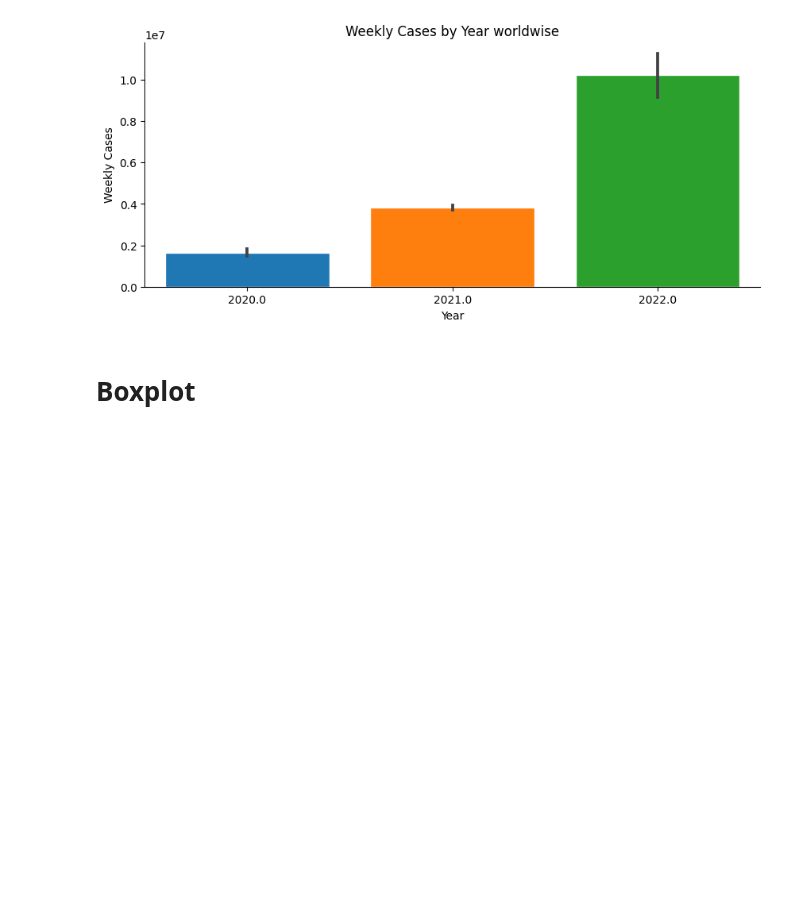
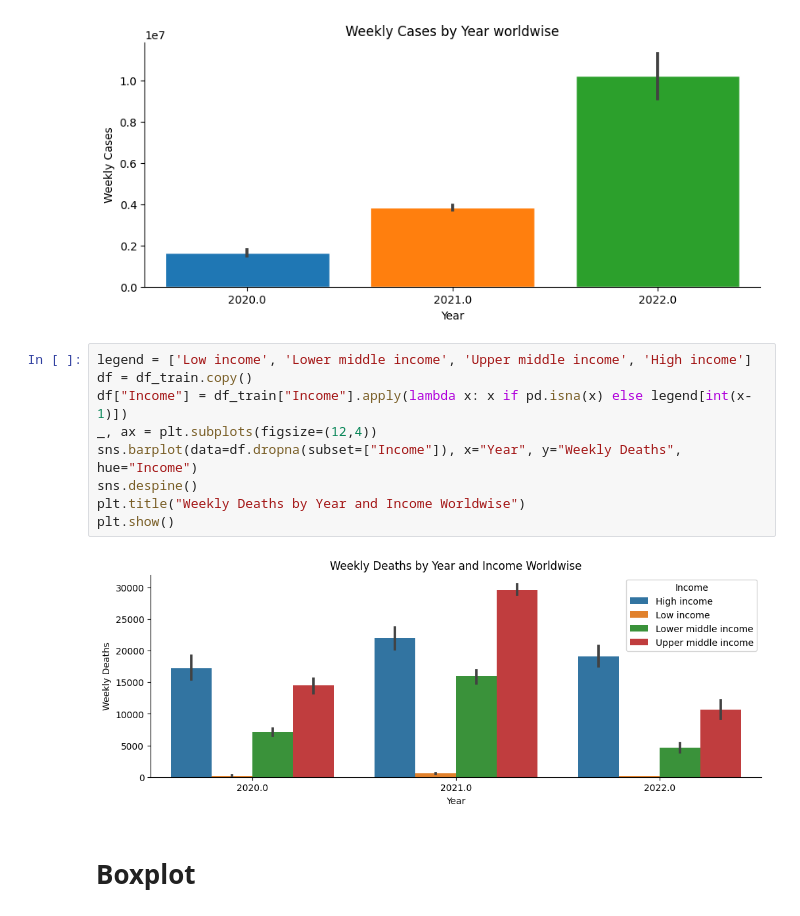
Before and after one commit to BiancaCarneiro/Covid-Prediction, a Jupyter notebook: project/notebooks/covid_visualization.ipynb, the cells around one changed output. Saved outputs shown, nothing was run; the diff lists cells and outputs as text; blank space fills up the shorter version.

```diff
--- a/project/notebooks/covid_visualization.ipynb
+++ b/project/notebooks/covid_visualization.ipynb
@@ -55,5 +55,16 @@ create_barplot("People Fully Vaccinated")
 create_barplot("Weekly Cases")
 # %% [output]
 [figure]
+# %%
+legend = ['Low income', 'Lower middle income', 'Upper middle income', 'High income']
+df = df_train.copy()
+df["Income"] = df_train["Income"].apply(lambda x: x if pd.isna(x) else legend[int(x-1)])
+_, ax = plt.subplots(figsize=(12,4))
+sns.barplot(data=df.dropna(subset=["Income"]), x="Year", y="Weekly Deaths", hue="Income")
+sns.despine()
+plt.title("Weekly Deaths by Year and Income Worldwise")
+plt.show()
+# %% [output]
+[figure, added]
 # %% [markdown]
 # Boxplot
```
Also changed, not shown: parts of 12 cells of this notebook, 2 other files.
